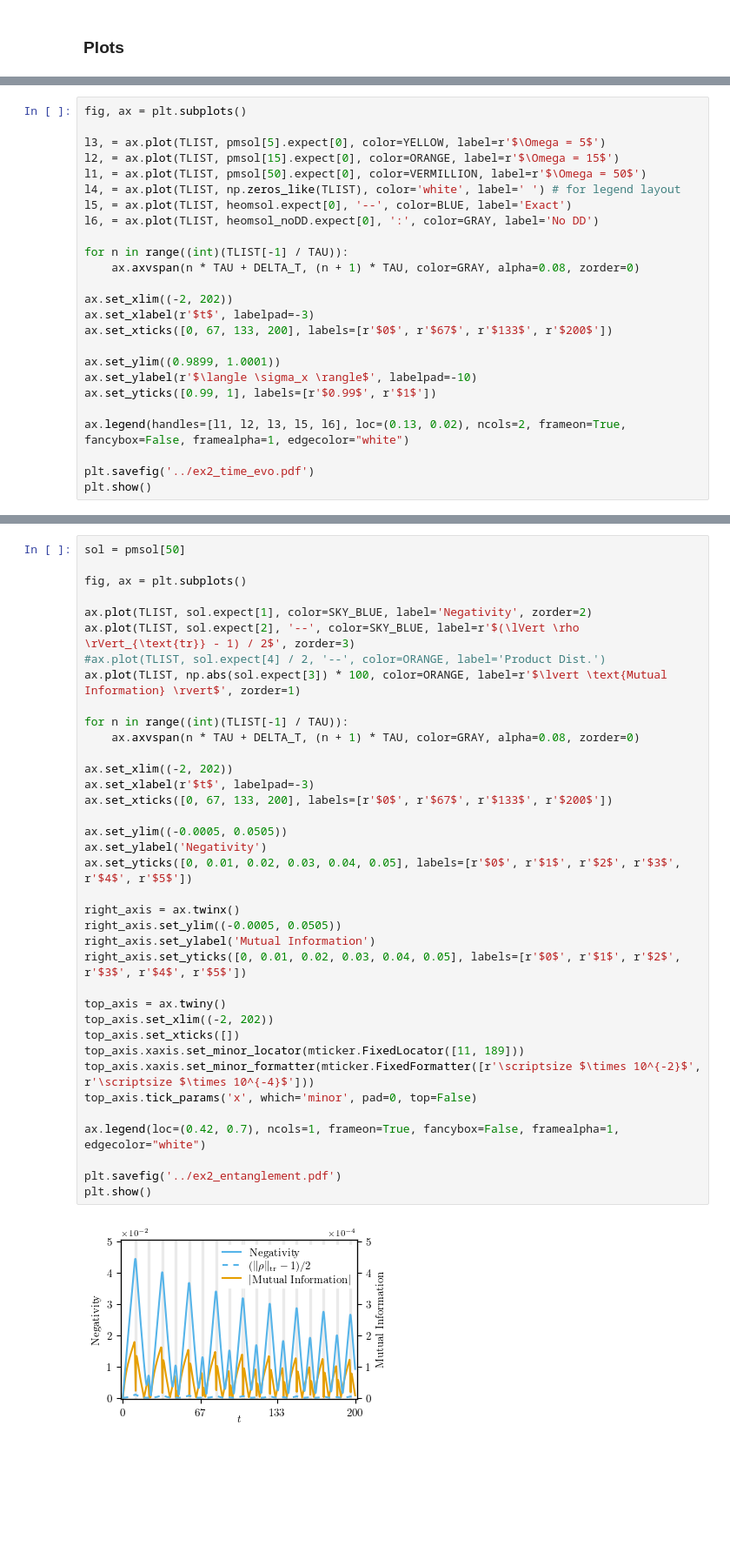
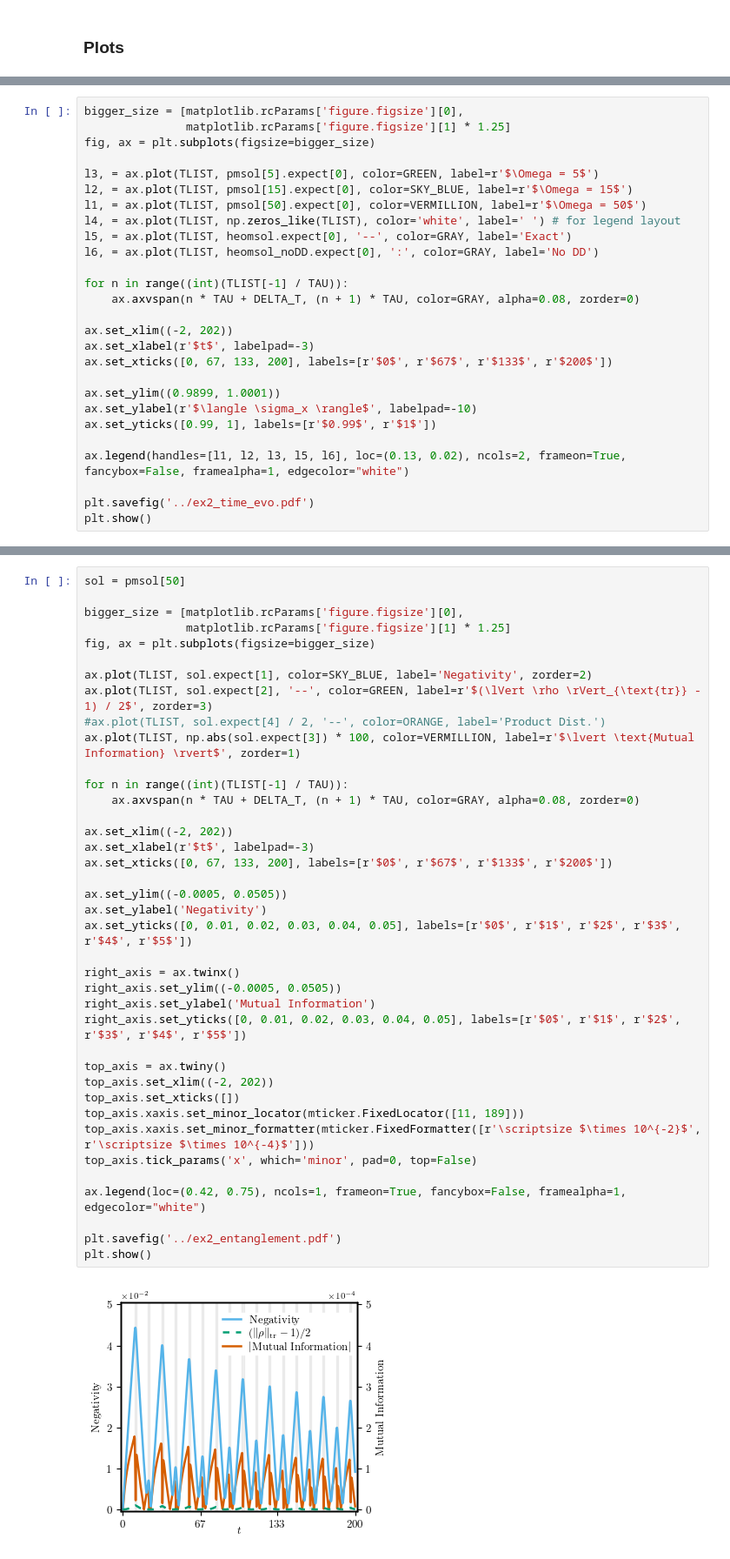
Before and after one commit to pmenczel/Pseudomode-Examples, a Jupyter notebook: example2.ipynb, the cells around one changed output, grey strips where cells are left out. Shown: that part at 87% size. Drawn from its saved outputs; the diff is of its cells as text; blank space fills up the shorter version.

```diff
--- a/example2.ipynb
+++ b/example2.ipynb
@@ -221,11 +222,13 @@ from mpl_setup import ORANGE, SKY_BLUE, YELLOW, BLUE, VERMILLION, GRAY  # noqa:
 # %%
-fig, ax = plt.subplots()
+bigger_size = [matplotlib.rcParams['figure.figsize'][0],
+               matplotlib.rcParams['figure.figsize'][1] * 1.25]
+fig, ax = plt.subplots(figsize=bigger_size)
 
-l3, = ax.plot(TLIST, pmsol[5].expect[0], color=YELLOW, label=r'$\Omega = 5$')
-l2, = ax.plot(TLIST, pmsol[15].expect[0], color=ORANGE, label=r'$\Omega = 15$')
+l3, = ax.plot(TLIST, pmsol[5].expect[0], color=GREEN, label=r'$\Omega = 5$')
+l2, = ax.plot(TLIST, pmsol[15].expect[0], color=SKY_BLUE, label=r'$\Omega = 15$')
 l1, = ax.plot(TLIST, pmsol[50].expect[0], color=VERMILLION, label=r'$\Omega = 50$')
 l4, = ax.plot(TLIST, np.zeros_like(TLIST), color='white', label=' ') # for legend layout
-l5, = ax.plot(TLIST, heomsol.expect[0], '--', color=BLUE, label='Exact')
+l5, = ax.plot(TLIST, heomsol.expect[0], '--', color=GRAY, label='Exact')
 l6, = ax.plot(TLIST, heomsol_noDD.expect[0], ':', color=GRAY, label='No DD')
 
 for n in range((int)(TLIST[-1] / TAU)):
@@ -248,39 +251,41 @@ plt.show()
 # %%
 sol = pmsol[50]
 
-fig, ax = plt.subplots()
+bigger_size = [matplotlib.rcParams['figure.figsize'][0],
+               matplotlib.rcParams['figure.figsize'][1] * 1.25]
+fig, ax = plt.subplots(figsize=bigger_size)
 
 ax.plot(TLIST, sol.expect[1], color=SKY_BLUE, label='Negativity', zorder=2)
-ax.plot(TLIST, sol.expect[2], '--', color=SKY_BLUE, label=r'$(\lVert \rho \rVert_{\text{tr}} - 1) / 2$', zorder=3)
+ax.plot(TLIST, sol.expect[2], '--', color=GREEN, label=r'$(\lVert \rho \rVert_{\text{tr}} - 1) / 2$', zorder=3)
 #ax.plot(TLIST, sol.expect[4] / 2, '--', color=ORANGE, label='Product Dist.')
-ax.plot(TLIST, np.abs(sol.expect[3]) * 100, color=ORANGE, label=r'$\lvert \text{Mutual Information} \rvert$', zorder=1)
+ax.plot(TLIST, np.abs(sol.expect[3]) * 100, color=VERMILLION, label=r'$\lvert \text{Mutual Information} \rvert$', zorder=1)
 
 for n in range((int)(TLIST[-1] / TAU)):
     ax.axvspan(n * TAU + DELTA_T, (n + 1) * TAU, color=GRAY, alpha=0.08, zorder=0)
 
 ax.set_xlim((-2, 202))
 ax.set_xlabel(r'$t$', labelpad=-3)
 ax.set_xticks([0, 67, 133, 200], labels=[r'$0$', r'$67$', r'$133$', r'$200$'])
 
 ax.set_ylim((-0.0005, 0.0505))
 ax.set_ylabel('Negativity')
 ax.set_yticks([0, 0.01, 0.02, 0.03, 0.04, 0.05], labels=[r'$0$', r'$1$', r'$2$', r'$3$', r'$4$', r'$5$'])
 
 right_axis = ax.twinx()
 right_axis.set_ylim((-0.0005, 0.0505))
 right_axis.set_ylabel('Mutual Information')
 right_axis.set_yticks([0, 0.01, 0.02, 0.03, 0.04, 0.05], labels=[r'$0$', r'$1$', r'$2$', r'$3$', r'$4$', r'$5$'])
 
 top_axis = ax.twiny()
 top_axis.set_xlim((-2, 202))
 top_axis.set_xticks([])
 top_axis.xaxis.set_minor_locator(mticker.FixedLocator([11, 189]))
 top_axis.xaxis.set_minor_formatter(mticker.FixedFormatter([r'\scriptsize $\times 10^{-2}$', r'\scriptsize $\times 10^{-4}$']))
 top_axis.tick_params('x', which='minor', pad=0, top=False)
 
-ax.legend(loc=(0.42, 0.7), ncols=1, frameon=True, fancybox=False, framealpha=1, edgecolor="white")
+ax.legend(loc=(0.42, 0.75), ncols=1, frameon=True, fancybox=False, framealpha=1, edgecolor="white")
 
 plt.savefig('../ex2_entanglement.pdf')
 plt.show()
 # %% [output]
-[figure, old version]
+[figure, new version]
```
Also changed, not shown: parts of 3 cells of this notebook, 2 other files.
